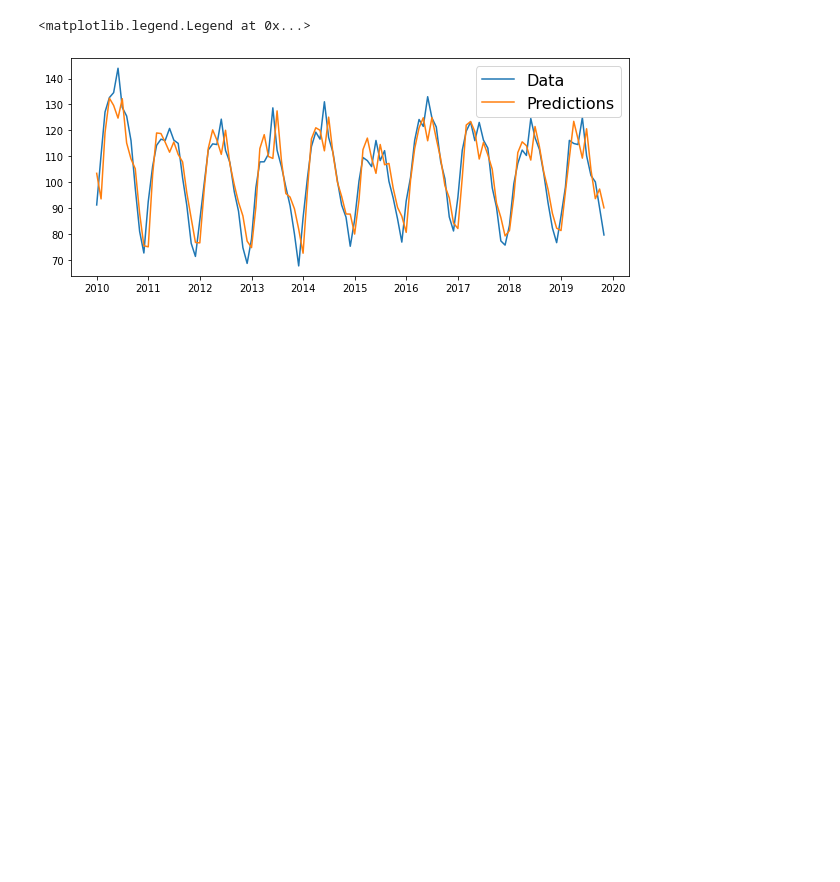
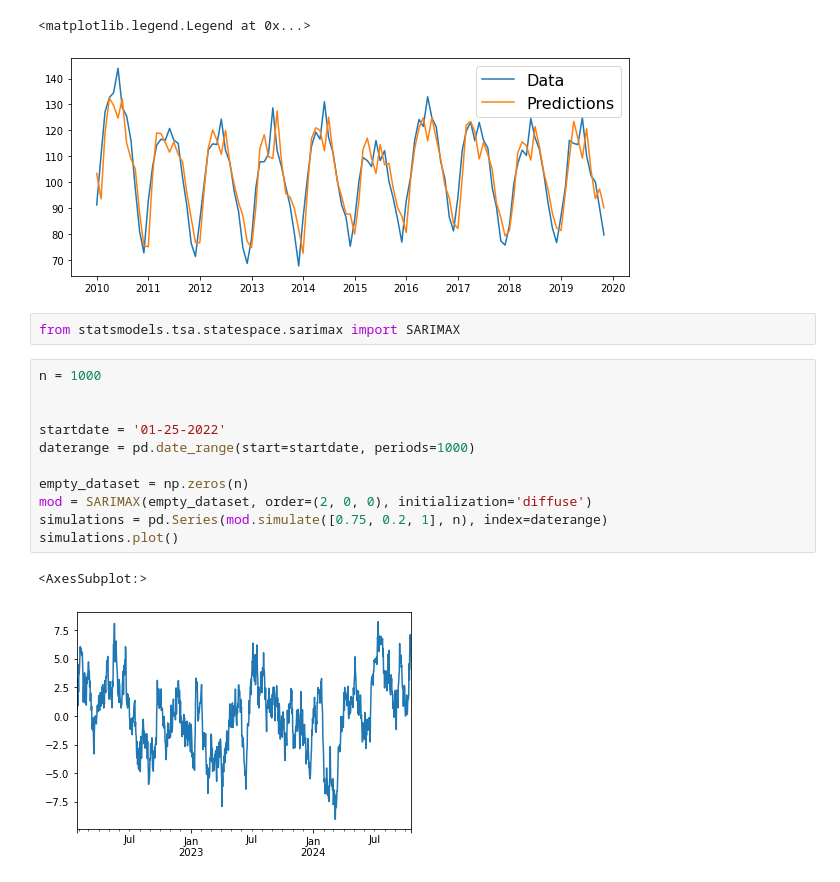
Before and after one commit to arjunc12/cmpinf2120-notebooks, a Jupyter notebook: Time-Series-Analysis/autoregression.ipynb, the cells around one changed output. Cells and saved outputs as stored; diff of their text form; blank space fills up the shorter version.

```diff
--- a/Time-Series-Analysis/autoregression.ipynb
+++ b/Time-Series-Analysis/autoregression.ipynb
@@ -165,3 +166,19 @@ pylab.legend(('Data', 'Predictions'), fontsize=16)
 # %% [output]
 <matplotlib.legend.Legend at 0x...>
 [figure]
+# %%
+from statsmodels.tsa.statespace.sarimax import SARIMAX
+# %%
+n = 1000
+
+
+startdate = '01-25-2022'
+daterange = pd.date_range(start=startdate, periods=1000)
+
+empty_dataset = np.zeros(n)
+mod = SARIMAX(empty_dataset, order=(2, 0, 0), initialization='diffuse')
+simulations = pd.Series(mod.simulate([0.75, 0.2, 1], n), index=daterange)
+simulations.plot()
+# %% [output]
+<AxesSubplot:>
+[figure, added]
```
Also changed, not shown: parts of 7 cells of this notebook, 1 other file.
